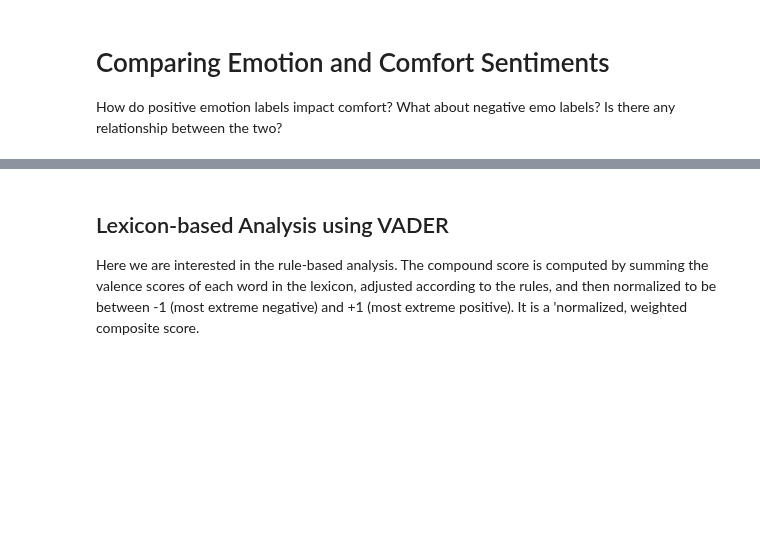
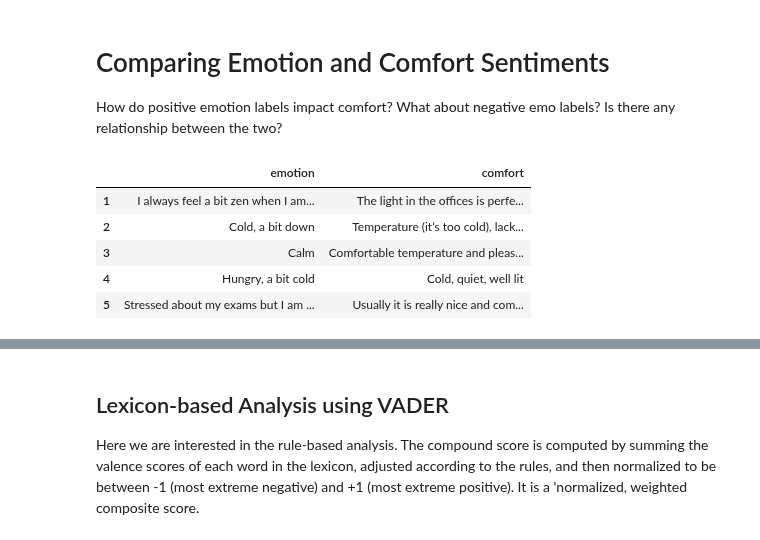
Before and after one commit to shrutirao94/language-comfort-emotions, a Jupyter notebook: sentiment-analysis.ipynb, the cells around one changed output, grey strips where cells are left out. Saved outputs shown, nothing was run; the diff lists cells and outputs as text; code cells hidden in the pictures; blank space fills up the shorter version.

```diff
--- a/sentiment-analysis.ipynb
+++ b/sentiment-analysis.ipynb
@@ -146,3 +135,5 @@ plot_sentiment_analysis(comfort_sl42, 'comfort')
 # %% [markdown]
 # Comparing Emotion and Comfort Sentiments
 How do positive emotion labels impact comfort? What about negative emo labels? Is there any relationship between the two?
+# %%
+df = pd.read_csv('data/lab42_cleaned_data.csv', index_col=0)
@@ -148,0 +147,9 @@ How do positive emotion labels impact comfort? What about negative emo labels? I
+# %%
+df.head()
+# %% [output]
+|  | emotion | comfort |
+| 1 | I always feel a bit zen when I am... | The light in the offices is perfe... |
+| 2 | Cold, a bit down | Temperature (it’s too cold), lack... |
+| 3 | Calm | Comfortable temperature and pleas... |
+| 4 | Hungry, a bit cold | Cold, quiet, well lit |
+| 5 | Stressed about my exams but I am ... | Usually it is really nice and com... |
```
Also changed, not shown: parts of 14 cells of this notebook.
